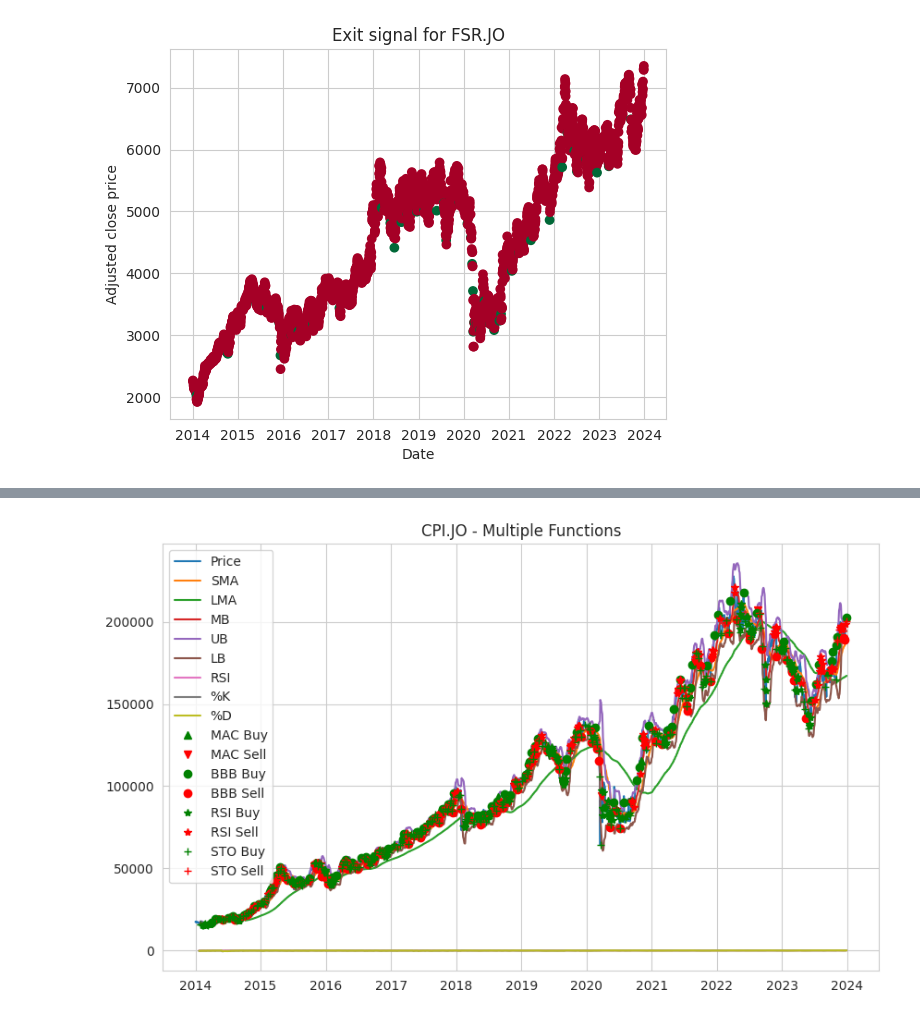
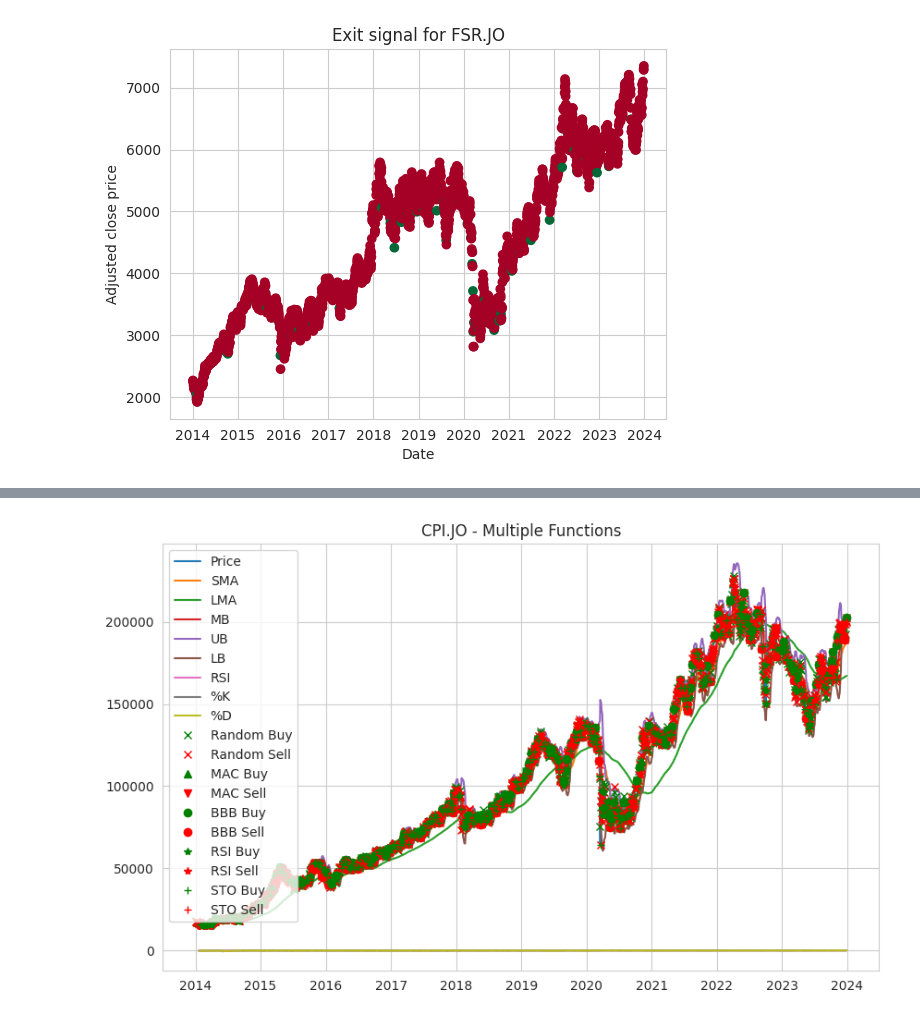
Before and after one commit to 1980zemira/Debunking-Market-Myth, a Jupyter notebook: Capstone_code_working_doc.ipynb, the cells around one changed output, grey strips where cells are left out. Saved outputs shown, nothing was run; the diff lists cells and outputs as text; code cells hidden in the pictures.

```diff
--- a/Capstone_code_working_doc.ipynb
+++ b/Capstone_code_working_doc.ipynb
@@ -148,15 +82,0 @@ Risk: 0.23510716214058697
-# %%
-# Set the figure size and style
-plt.figure(figsize=(12,8))
-sns.set_style("whitegrid")
-
-# Plot the box plot of the closing prices of the selected tickers
-sns.boxplot(data=data['Close'])
-
-# Add title and labels
-plt.title("Box Plot of Closing Prices of Selected Tickers from 2014 to 2024")
-plt.xlabel("Ticker")
-plt.ylabel("Price")
-
-# Show the plot
-plt.show()
@@ -387,6 +419,19 @@ def stochastic_oscillator(data, ticker, k=14, d=3):
 
     # Return the entry signal
     return entry_signal
+
+# Define a function to generate a random entry signal
+def random_entry_signal(data, ticker):
+    # Initialize the entry signal
+    entry_signal = pd.Series(0, index=data.index)
+
+    # Loop through the data and update the entry signal
+    for i in range(1, len(data)):
+        # Buy or sell randomly
+        entry_signal[i] = random.choice([-1, 1])
+
+    # Return the entry signal
+    return entry_signal
 # %%
 #plot the moving average crossover, the Bollinger Bands breakout, the RSI divergence, and the stochastic oscillator for a single ticker in one graph:
 # Choose a ticker
@@ -394,34 +439,38 @@ ticker = "CPI.JO"
 
 # Calculate the functions
 mac = moving_average_crossover(data, ticker)
 bbb = bollinger_bands_breakout(data, ticker)
 rsi = rsi_divergence(data, ticker)
 sto = stochastic_oscillator(data, ticker)
+random_entry = random_entry_signal(data, ticker)
 
 # Plot the functions
 plt.figure(figsize=(10,6))
 plt.plot(data["Adj Close",ticker], label="Price")
 plt.plot(data["SMA",ticker], label="SMA")
 plt.plot(data["LMA",ticker], label="LMA")
 plt.plot(data["MB",ticker], label="MB")
 plt.plot(data["UB",ticker], label="UB")
 plt.plot(data["LB",ticker], label="LB")
 plt.plot(data["RSI",ticker], label="RSI")
 plt.plot(data["%K",ticker], label="%K")
 plt.plot(data["%D",ticker], label="%D")
+# Plot the random entry signals
+plt.plot(data["Adj Close",ticker][random_entry == 1], "x", color="green", label="Random Buy")
+plt.plot(data["Adj Close",ticker][random_entry == -1], "x", color="red", label="Random Sell")
 plt.plot(data["Adj Close",ticker][mac == 1], "^", color="green", label="MAC Buy")
 plt.plot(data["Adj Close",ticker][mac == -1], "v", color="red", label="MAC Sell")
 plt.plot(data["Adj Close",ticker][bbb == 1], "o", color="green", label="BBB Buy")
 plt.plot(data["Adj Close",ticker][bbb == -1], "o", color="red", label="BBB Sell")
 plt.plot(data["Adj Close",ticker][rsi == 1], "*", color="green", label="RSI Buy")
 plt.plot(data["Adj Close",ticker][rsi == -1], "*", color="red", label="RSI Sell")
 plt.plot(data["Adj Close",ticker][sto == 1], "+", color="green", label="STO Buy")
 plt.plot(data["Adj Close",ticker][sto == -1], "+", color="red", label="STO Sell")
 plt.title(ticker + " - Multiple Functions")
 plt.legend()
 plt.show()
 # %% [output]
-[figure, old version]
+[figure, new version]
 # %%
 # Define a function to create a trading system
 def trading_system(data, ticker, entry_signal, exit_signal, risk_per_trade):
```
Also changed, not shown: parts of 28 cells of this notebook.
